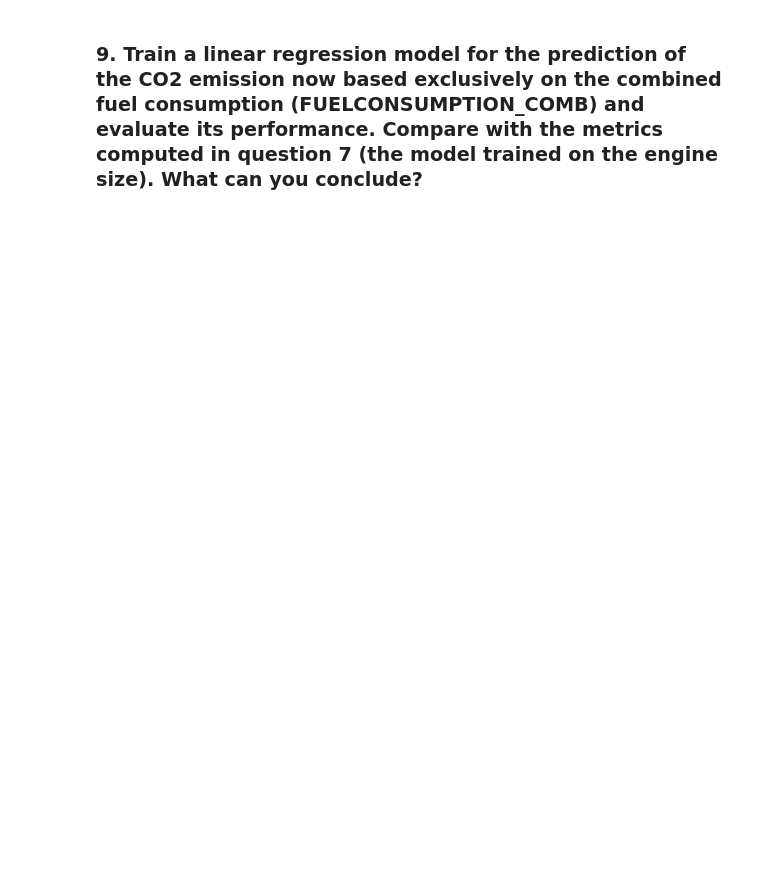
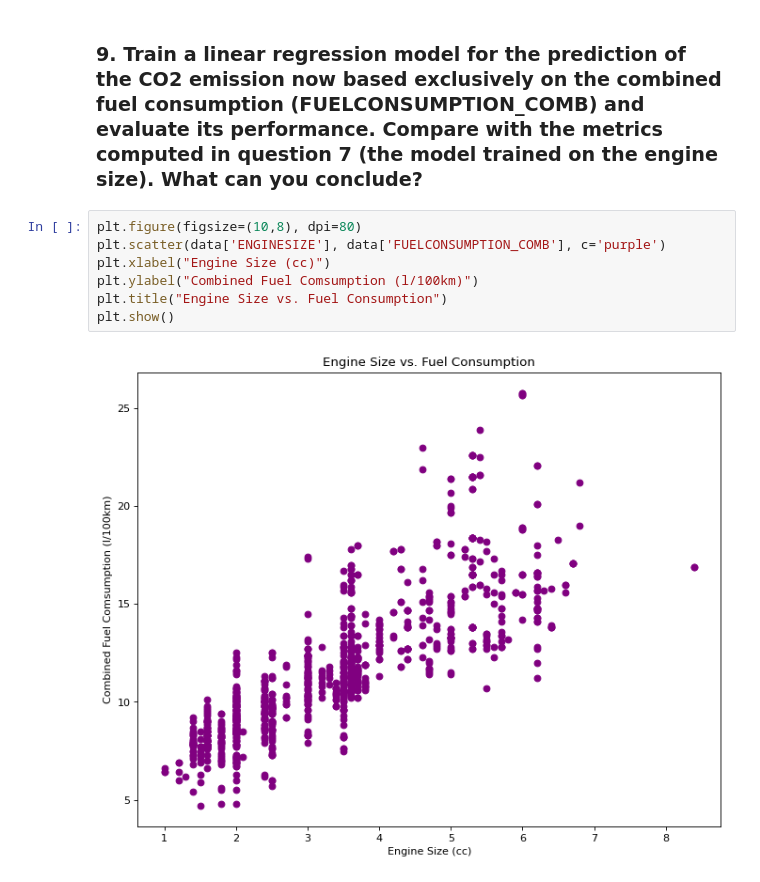
Before and after one commit to ediziks/EPITA-DSA-Notes, a Jupyter notebook: FoundationsOfStatisticalAnalysisAndMachineLearning[FSAML]/class3/Assgnmnt 3/ML_course03_practice.ipynb, the cells around one changed output. Cells and saved outputs as stored; diff of their text form; blank space fills up the shorter version.

```diff
--- a/FoundationsOfStatisticalAnalysisAndMachineLearning[FSAML]/class3/Assgnmnt 3/ML_course03_practice.ipynb
+++ b/FoundationsOfStatisticalAnalysisAndMachineLearning[FSAML]/class3/Assgnmnt 3/ML_course03_practice.ipynb
@@ -286,2 +330,11 @@ Explained variance score (coefficient of determination): R² = 0.00
 # %% [markdown]
 ### 9. Train a linear regression model for the prediction of the CO2 emission now based exclusively on the combined fuel consumption (FUELCONSUMPTION_COMB) and evaluate its performance. Compare with the metrics computed in question 7 (the model trained on the engine size). What can you conclude?
+# %%
+plt.figure(figsize=(10,8), dpi=80)
+plt.scatter(data['ENGINESIZE'], data['FUELCONSUMPTION_COMB'], c='purple')
+plt.xlabel("Engine Size (cc)")
+plt.ylabel("Combined Fuel Comsumption (l/100km)")
+plt.title("Engine Size vs. Fuel Consumption")
+plt.show()
+# %% [output]
+[figure, added]
```
Also changed, not shown: parts of 31 cells of this notebook, 2 other files.
